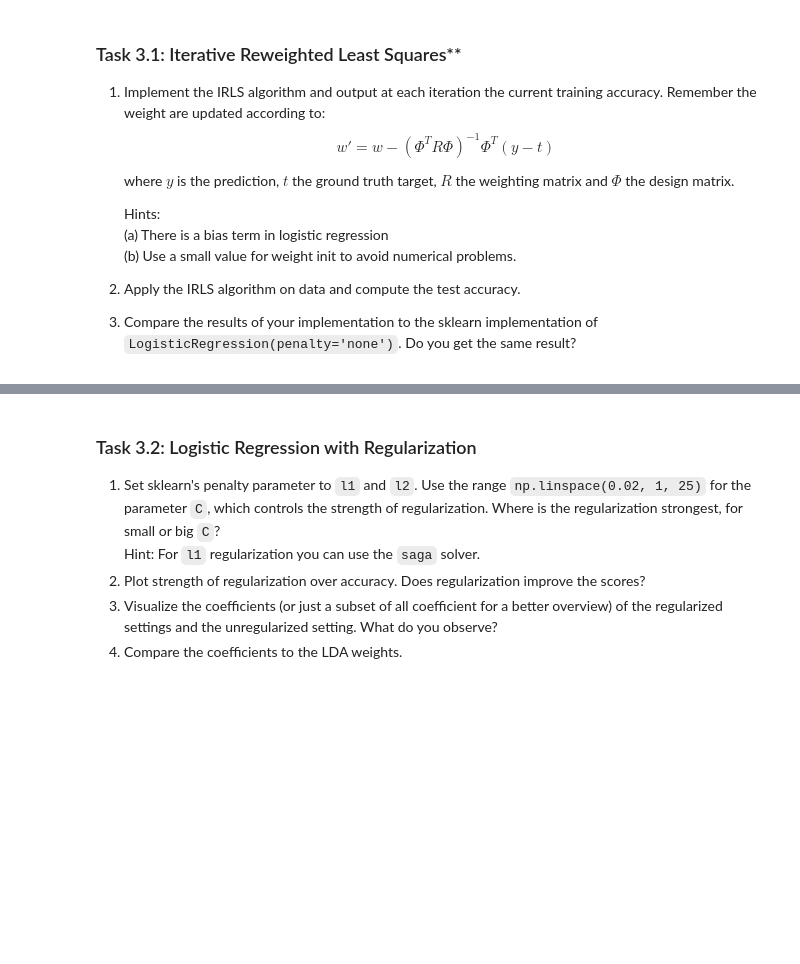
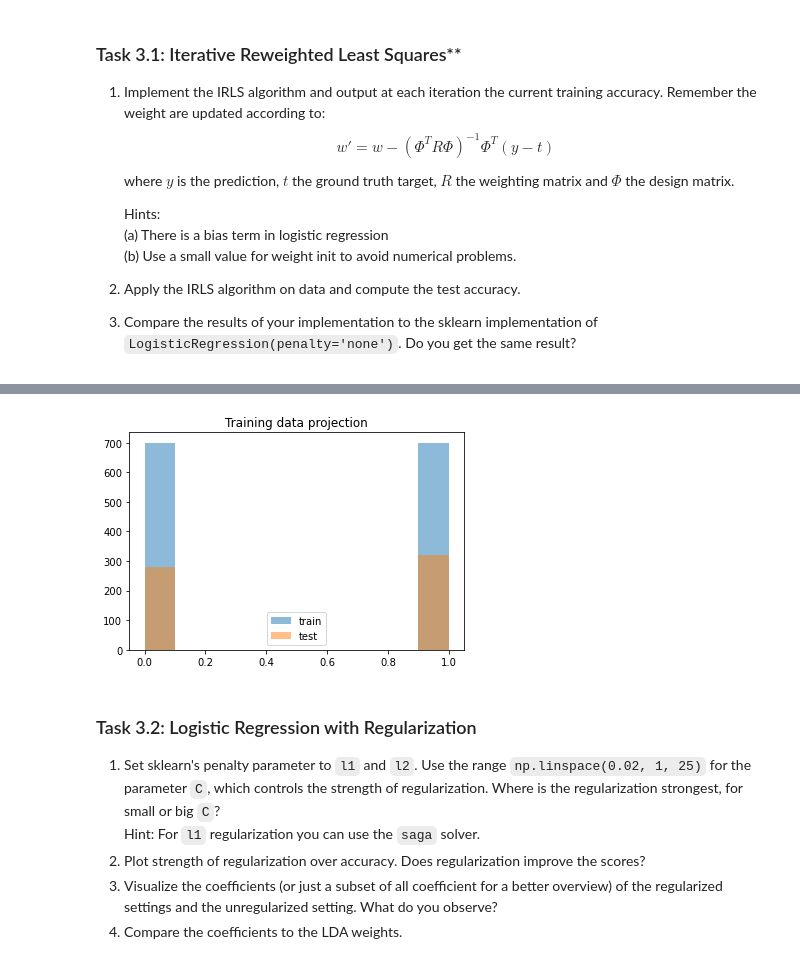
Before and after one commit to simonblaue/Master, a Jupyter notebook: Machine Learning/Practical 2/2_[NAME1]_[NAME2]_[NAME3].ipynb, the cells around one changed output, grey strips where cells are left out. Saved outputs shown, nothing was run; the diff lists cells and outputs as text; code cells hidden in the pictures; blank space fills up the shorter version.

Commit message:
sklearn is different

```diff
--- a/Machine Learning/Practical 2/2_[NAME1]_[NAME2]_[NAME3].ipynb
+++ b/Machine Learning/Practical 2/2_[NAME1]_[NAME2]_[NAME3].ipynb
@@ -399,3 +405,18 @@ plt.show()
+# %%
+from sklearn.linear_model import LogisticRegression
+
+clf = LogisticRegression(penalty='none').fit(X_train, y_train)
+sk_p_train = clf.predict(X_train)
+sk_p_test = clf.predict(X_test)
+# %%
+# visualize projections using histogram
+plt.title('Training data projection')
+_ = plt.hist(sk_p_train,label='train',alpha=0.5)
+_ = plt.hist(sk_p_test,label='test',alpha=0.5)
+plt.legend()
+plt.show()
+# %% [output]
+[figure, added]
 # %% [markdown]
 ### Task 3.2: Logistic Regression with Regularization
 
```
Also changed, not shown: parts of 4 cells of this notebook.
